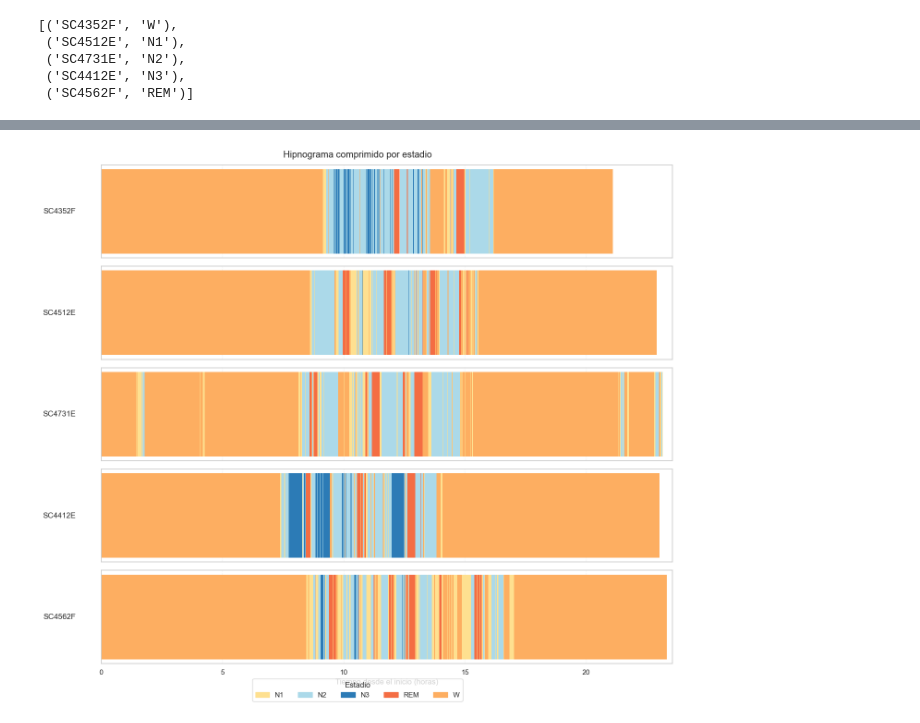
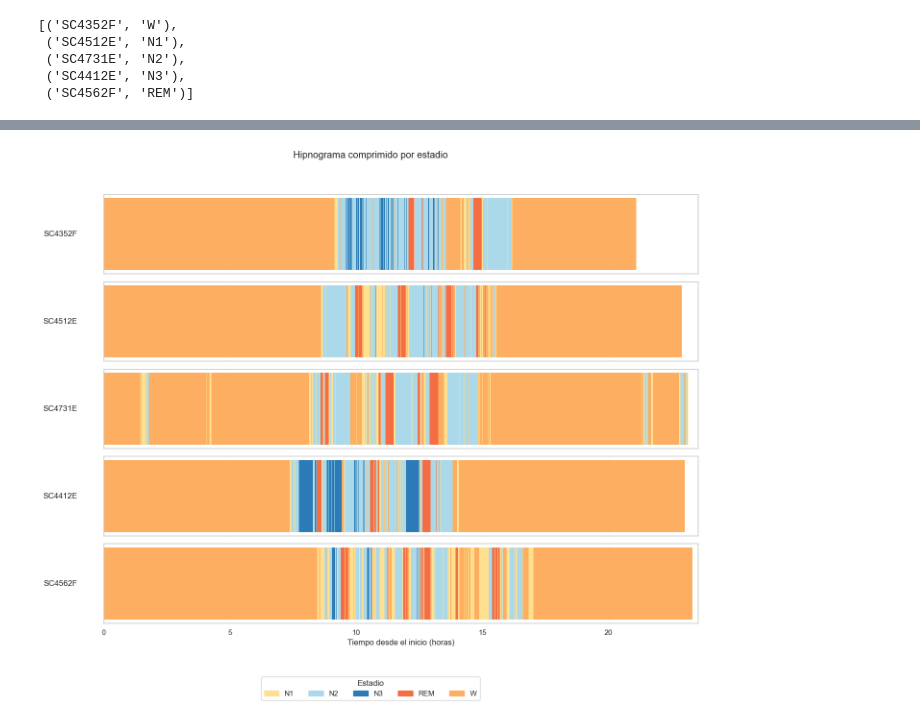
Before and after one commit to ignaciolinari/sleep-ST, a Jupyter notebook: notebooks/01_raw_exploration.ipynb, the cells around one changed output, grey strips where cells are left out. Drawn from its saved outputs; the diff is of its cells as text; code cells hidden in the pictures.

```diff
--- a/notebooks/01_raw_exploration.ipynb
+++ b/notebooks/01_raw_exploration.ipynb
@@ -596,44 +598,47 @@ def plot_stage_timelines(
             continue
         for _, row in timeline.iterrows():
             width = (row["end_sec"] - row["start_sec"]) / unit_factor
             left = row["start_sec"] / unit_factor
             stage = row["stage"]
             color = STAGE_COLORS.get(stage, "0.7")
             ax.barh(
                 y=0,
                 width=width,
                 left=left,
                 height=0.6,
                 color=color,
                 edgecolor="none",
             )
             legends_stages.add(stage)
         max_time = timeline["end_sec"].max() / unit_factor
         ax.set_xlim(0, max_time * 1.01)
         ax.set_yticks([])
         ax.set_ylabel(subject_id, rotation=0, labelpad=40, va="center", ha="right")
         ax.grid(axis="x", linestyle="--", alpha=0.2)
     axes[-1].set_xlabel(f"Tiempo desde el inicio ({unit_label})")
     fig.suptitle("Hipnograma comprimido por estadio", y=0.98)
 
-    handles = [
-        plt.Rectangle((0, 0), 1, 1, color=STAGE_COLORS.get(stage, "0.7"))
-        for stage in sorted(legends_stages)
-    ]
-    fig.legend(
-        handles,
-        sorted(legends_stages),
-        title="Estadio",
-        loc="lower center",
-        bbox_to_anchor=(0.5, -0.02),
-        ncol=min(len(legends_stages), 5),
-    )
-    plt.tight_layout()
+    fig.tight_layout(rect=(0, 0.05, 1, 0.95))
+    if legends_stages:
+        handles = [
+            plt.Rectangle((0, 0), 1, 1, color=STAGE_COLORS.get(stage, "0.7"))
+            for stage in sorted(legends_stages)
+        ]
+        legend = fig.legend(
+            handles,
+            sorted(legends_stages),
+            title="Estadio",
+            loc="lower center",
+            bbox_to_anchor=(0.5, 0.02),
+            ncol=min(len(legends_stages), 5),
+        )
+        legend.get_frame().set_alpha(0.9)
+    fig.subplots_adjust(bottom=0.16)
     plt.close(fig)
     return fig
 
 
 timeline_subjects = list(dict.fromkeys(subject_id for subject_id, _ in example_plan))
 plot_stage_timelines(timeline_subjects)
 # %% [output]
-[figure, old version]
+[figure, new version]
```
Also changed, not shown: parts of 6 cells of this notebook.
